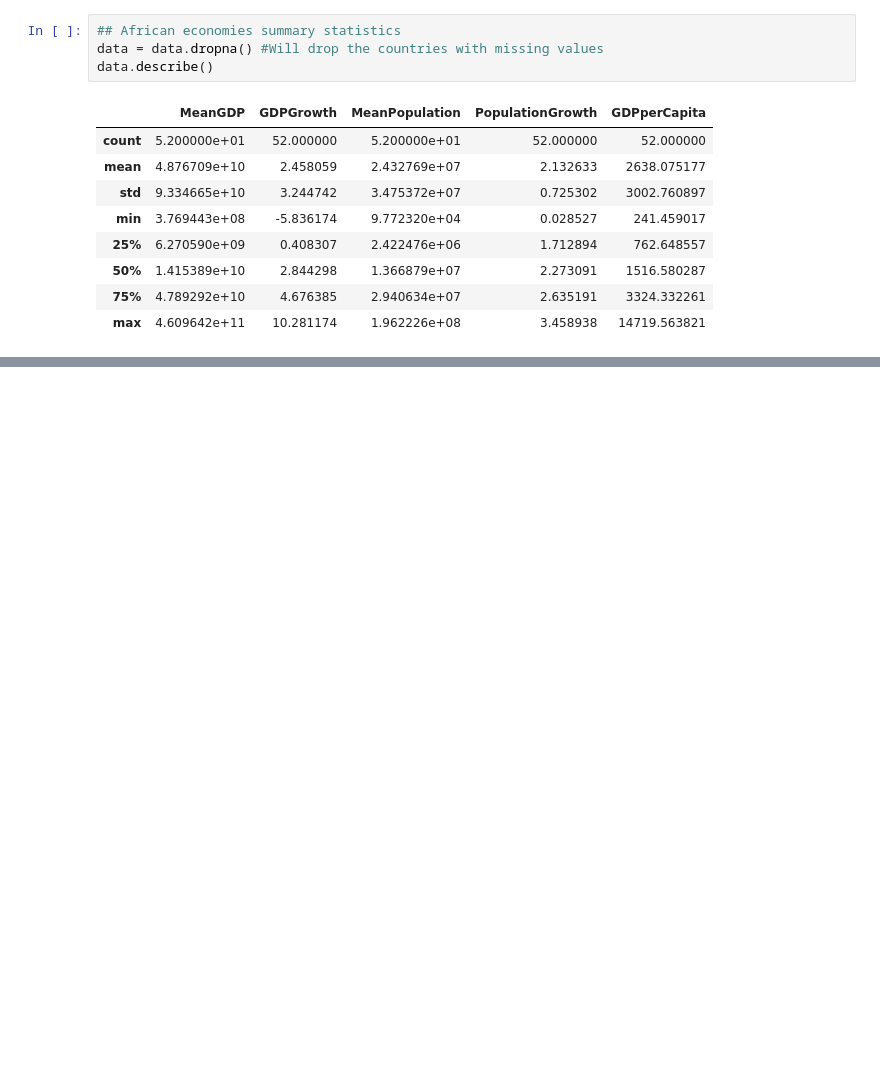
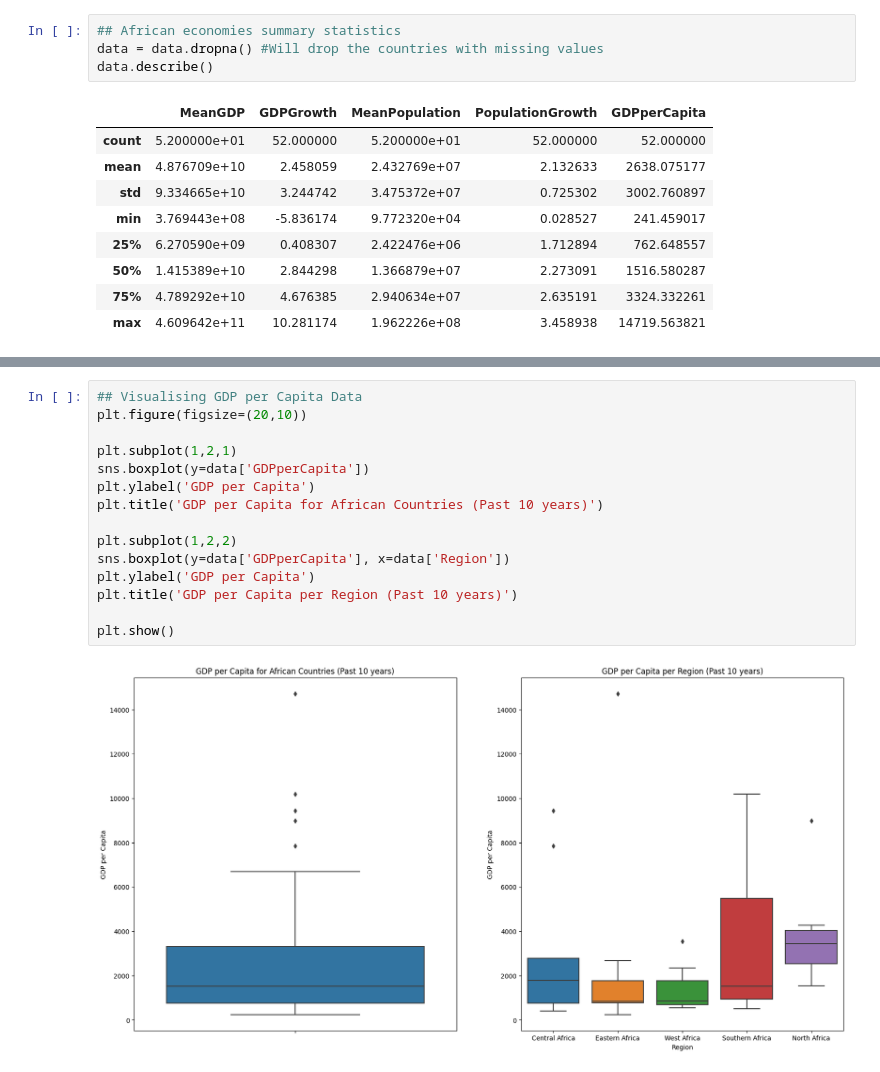
Before and after one commit to cyrilmichino/africa-gdp-visualisation, a Jupyter notebook: notebook.ipynb, the cells around one changed output, grey strips where cells are left out. Saved outputs shown, nothing was run; the diff lists cells and outputs as text; blank space fills up the shorter version.

```diff
--- a/notebook.ipynb
+++ b/notebook.ipynb
@@ -199,0 +262,17 @@ data.groupby(by='Region').describe()
+# %%
+## Visualising GDP per Capita Data
+plt.figure(figsize=(20,10))
+
+plt.subplot(1,2,1)
+sns.boxplot(y=data['GDPperCapita'])
+plt.ylabel('GDP per Capita')
+plt.title('GDP per Capita for African Countries (Past 10 years)')
+
+plt.subplot(1,2,2)
+sns.boxplot(y=data['GDPperCapita'], x=data['Region'])
+plt.ylabel('GDP per Capita')
+plt.title('GDP per Capita per Region (Past 10 years)')
+
+plt.show()
+# %% [output]
+[figure, added]
```
Also changed, not shown: parts of 8 cells of this notebook.
